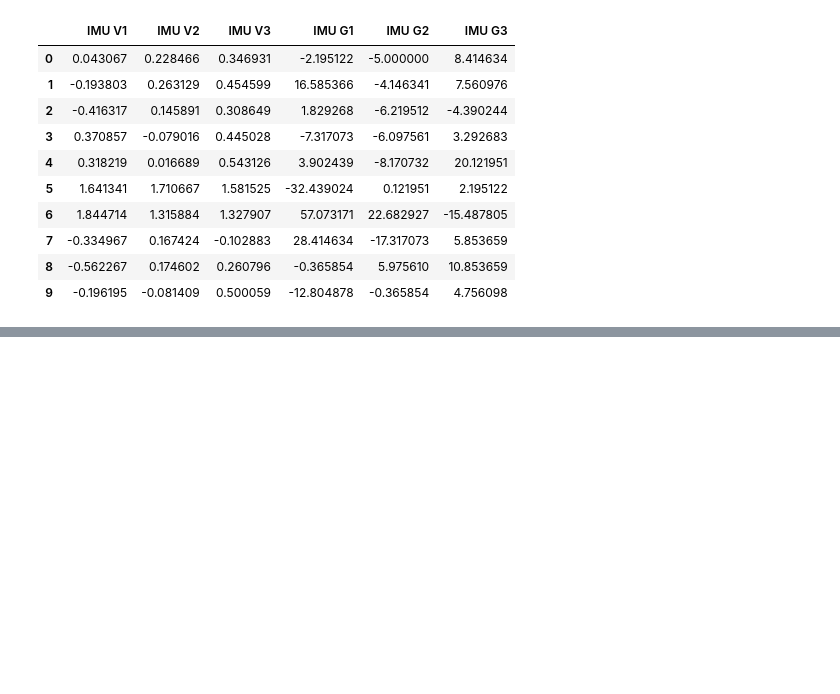
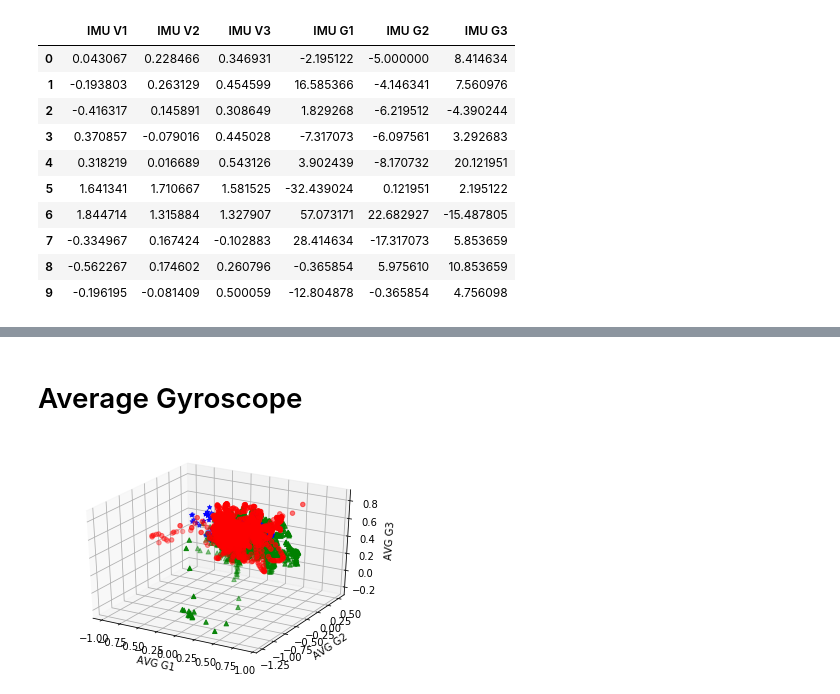
Before and after one commit to skamano/CSE_199H, a Jupyter notebook: velocity_calculation.ipynb, the cells around one changed output, grey strips where cells are left out. Drawn from its saved outputs; the diff is of its cells as text; code cells hidden in the pictures; blank space fills up the shorter version.

```diff
--- a/velocity_calculation.ipynb
+++ b/velocity_calculation.ipynb
@@ -509,0 +502,36 @@ new_data = pd.concat([df_stats]*4)
+# %% [markdown]
+# Average Gyroscope
+# %%
+new_features = pd.concat([simple_multi_dataset,df_stats],axis=1)
+df = new_features.loc[(new_features['simple_label']=='PADDLING')]
+a1_paddling = np.array(df['AVG G1'])
+df = new_features.loc[(new_features['simple_label']=='SURFING')]
+a1_surfing = np.array(df['AVG G1'])
+df = new_features.loc[(new_features['simple_label']=='FLOATING')]
+a1_floating = np.array(df['AVG G1'])
+
+df = new_features.loc[(new_features['simple_label']=='PADDLING')]
+a2_paddling = np.array(df['AVG G2'])
+df = new_features.loc[(new_features['simple_label']=='SURFING')]
+a2_surfing = np.array(df['AVG G2'])
+df = new_features.loc[(new_features['simple_label']=='FLOATING')]
+a2_floating = np.array(df['AVG G2'])
+
+df = new_features.loc[(new_features['simple_label']=='PADDLING')]
+a3_paddling = np.array(df['AVG G3'])
+df = new_features.loc[(new_features['simple_label']=='SURFING')]
+a3_surfing = np.array(df['AVG G3'])
+df = new_features.loc[(new_features['simple_label']=='FLOATING')]
+a3_floating = np.array(df['AVG G3'])
+
+fig = plt.figure()
+ax = fig.add_subplot(111, projection='3d')
+ax.scatter(a1_paddling,a2_paddling,a3_paddling,c='r',marker='o')
+ax.scatter(a1_surfing,a2_surfing,a3_surfing,c='b',marker='*')
+ax.scatter(a1_floating,a2_floating,a3_floating,c='g',marker='^')
+ax.set_xlabel('AVG G1')
+ax.set_ylabel('AVG G2')
+ax.set_zlabel('AVG G3')
+fig.show()
+# %% [output]
+[figure, added]
```
Also changed, not shown: parts of 18 cells of this notebook, 7 other files.
